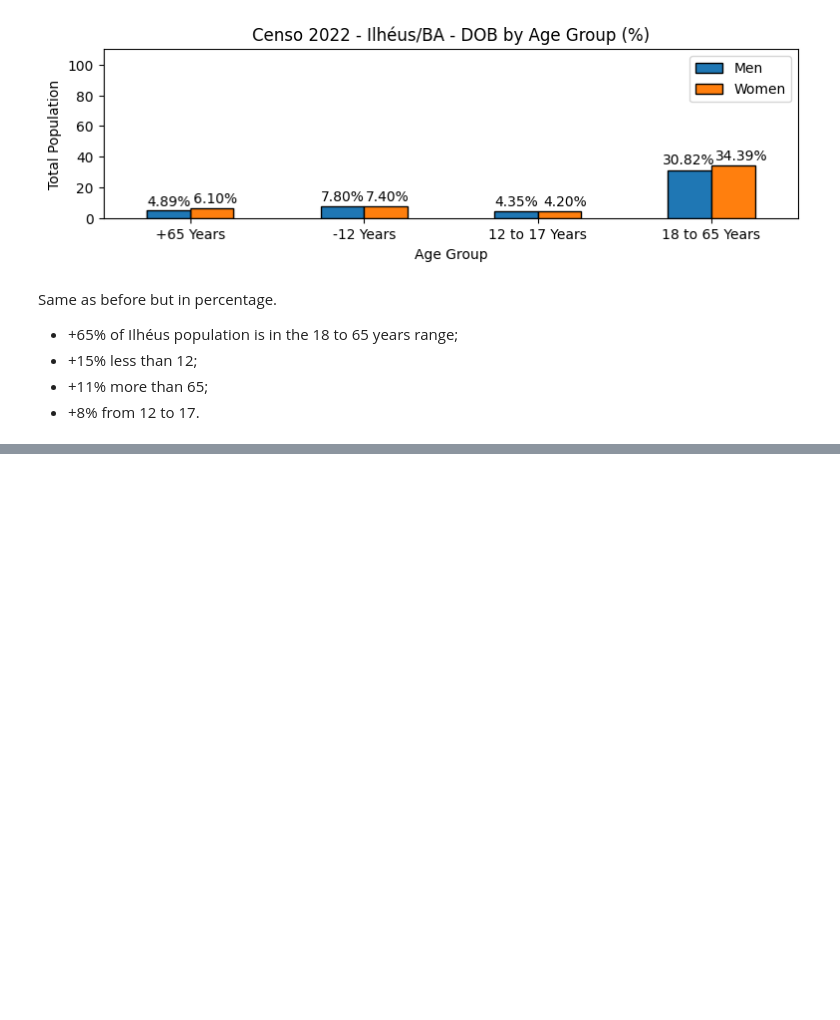
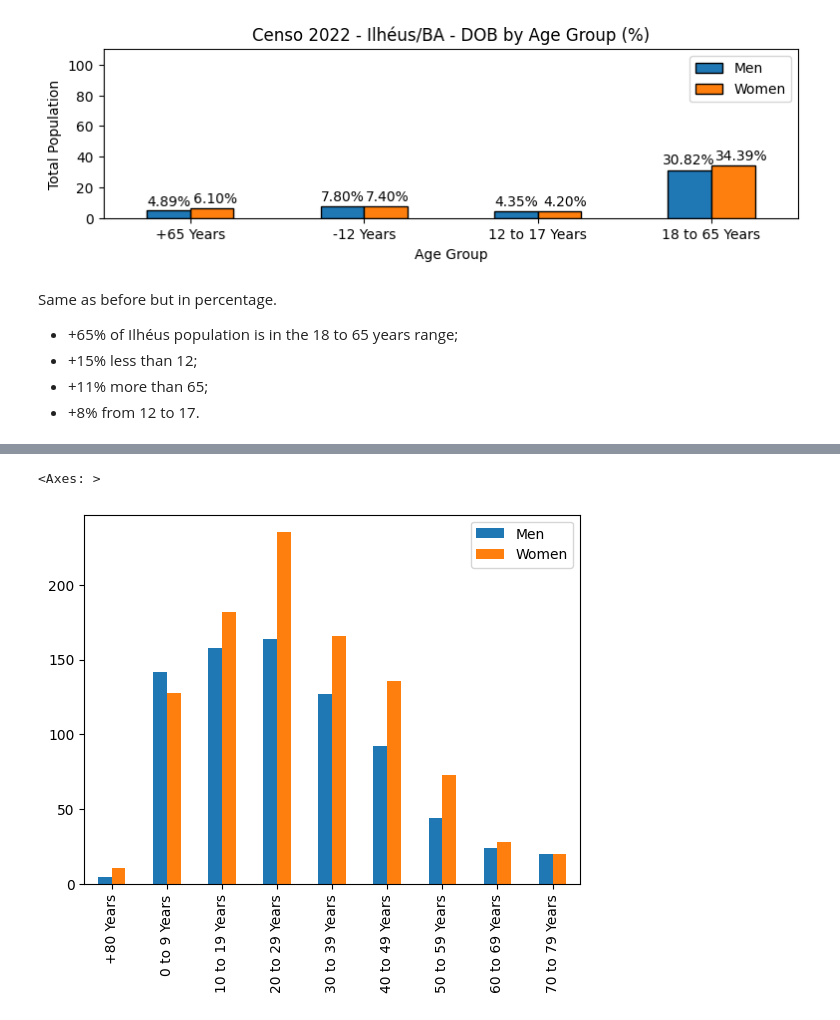
Before and after one commit to russopaulo/Censo_Ilheus_AI_immersion, a Jupyter notebook: Ilheus_Censo_2022(2024_study).ipynb, the cells around one changed output, grey strips where cells are left out. Saved outputs shown, nothing was run; the diff lists cells and outputs as text; code cells hidden in the pictures; blank space fills up the shorter version.

```diff
--- a/Ilheus_Censo_2022(2024_study).ipynb
+++ b/Ilheus_Censo_2022(2024_study).ipynb
@@ -1061,0 +1259,18 @@ df_pop_res_cor_raca
+# %%
+#Get the sum and reset index of the required data
+pop_age_race = df_pop_res_cor_raca_copy[['ano', 'grupo_idade_corr', 'sexo', 'cor_raca', 'populacao_residente']].replace(['Homens', 'Mulheres'], ['Men', 'Women']).groupby(['ano', 'grupo_idade_corr', 'sexo', 'cor_raca']).sum().reset_index()
+
+#Generate 2 small views to get the values for the plot
+pop_age_race[(pop_age_race['ano'] == 2010) &
+ (pop_age_race['cor_raca'] == 'Amarela') &
+ (pop_age_race['sexo'] == 'Men')][['grupo_idade_corr', 'sexo', 'populacao_residente']]
+
+pop_age_race[(pop_age_race['ano'] == 2010) &
+ (pop_age_race['cor_raca'] == 'Amarela') &
+ (pop_age_race['sexo'] == 'Women')][['grupo_idade_corr', 'sexo', 'populacao_residente']]
+
+#Create a plot based on the data
+pd.DataFrame(data=[[5.0, 11.0], [142.0, 128.0], [158.0, 182.0], [164.0, 235.0], [127.0, 166.0], [92.0, 136.0], [44.0, 73.0], [24.0, 28.0], [20.0, 20.0]], columns=['Men', 'Women'], index=['+80 Years', '0 to 9 Years', '10 to 19 Years', '20 to 29 Years', '30 to 39 Years', '40 to 49 Years', '50 to 59 Years', '60 to 69 Years', '70 to 79 Years']).plot(kind='bar')
+# %% [output]
+<Axes: >
+[figure, added]
```
Also changed, not shown: parts of 23 cells of this notebook.
